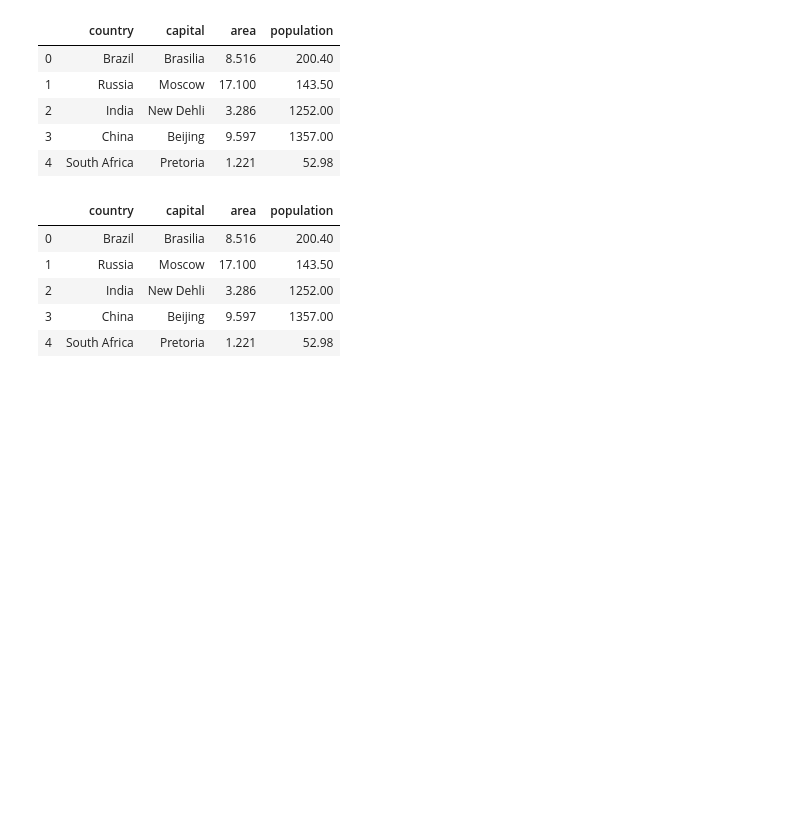
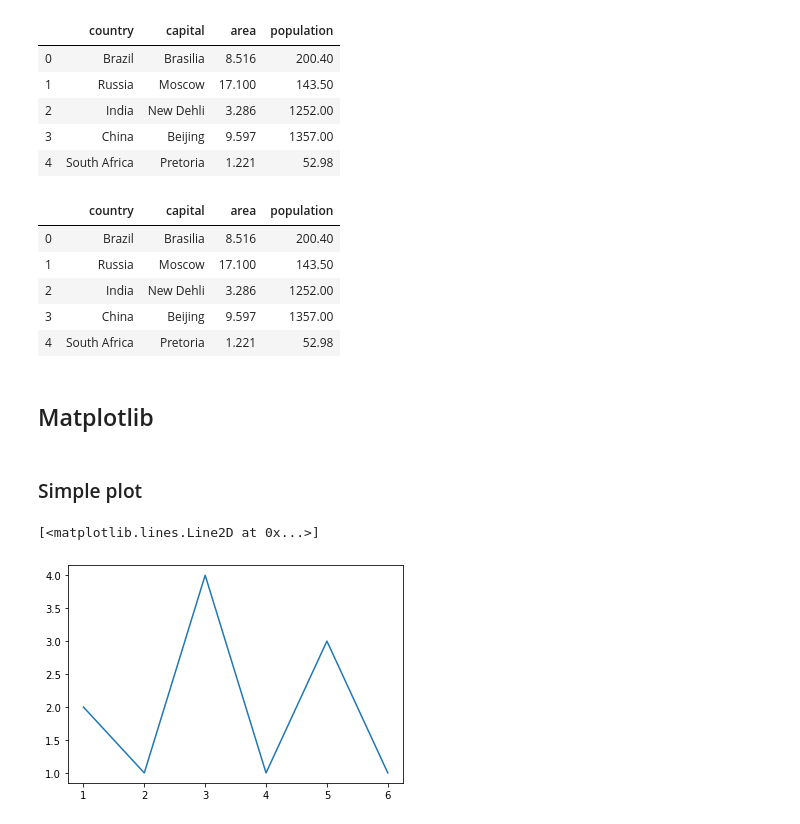
Before and after one commit to sbme-tutorials/Biostatistics-Tutorials, a Jupyter notebook: Section_02.ipynb, the cells around one changed output. Drawn from its saved outputs; the diff is of its cells as text; code cells hidden in the pictures; blank space fills up the shorter version.

```diff
--- a/Section_02.ipynb
+++ b/Section_02.ipynb
@@ -93,0 +94,2 @@ loaded_data
+# %% [markdown]
+## Matplotlib
@@ -93,0 +100,9 @@ loaded_data
+# %% [markdown]
+### Simple plot
+# %%
+x = [1, 2, 3, 4, 5, 6]
+y = [2, 1, 4, 1, 3, 1]
+plt.plot(x, y)  # Plot some data on the axes.
+# %% [output]
+[<matplotlib.lines.Line2D at 0x...>]
+[figure, added]
```
Also changed, not shown: parts of 43 cells of this notebook.
